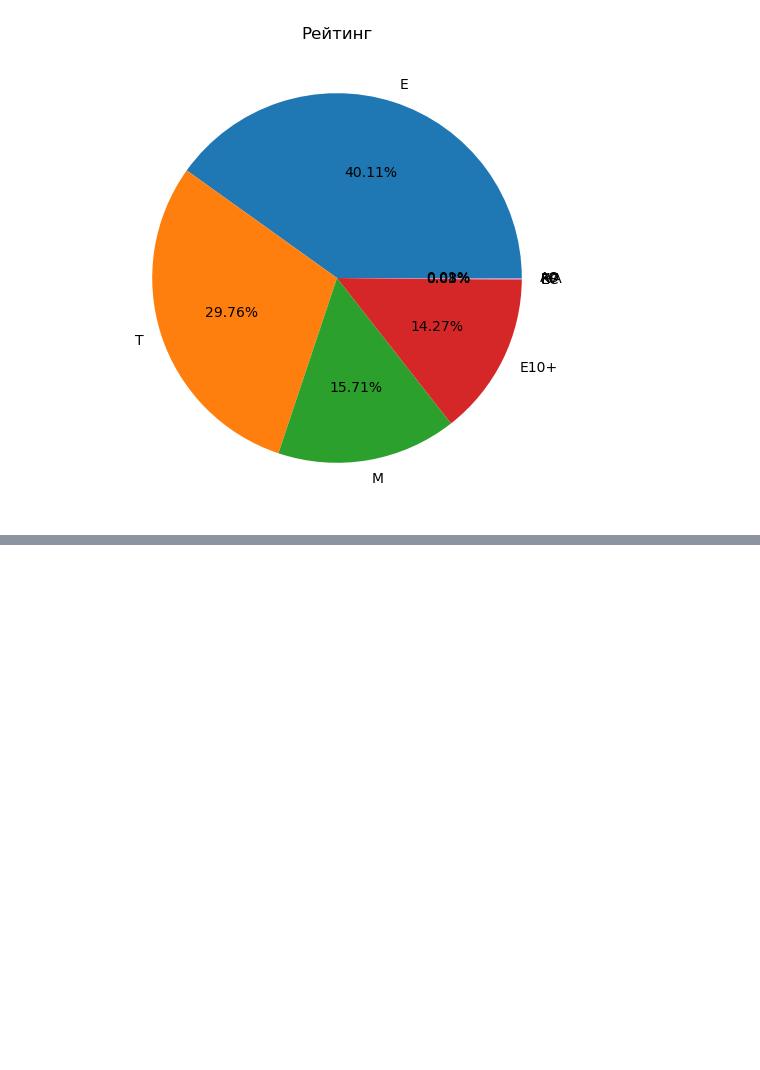
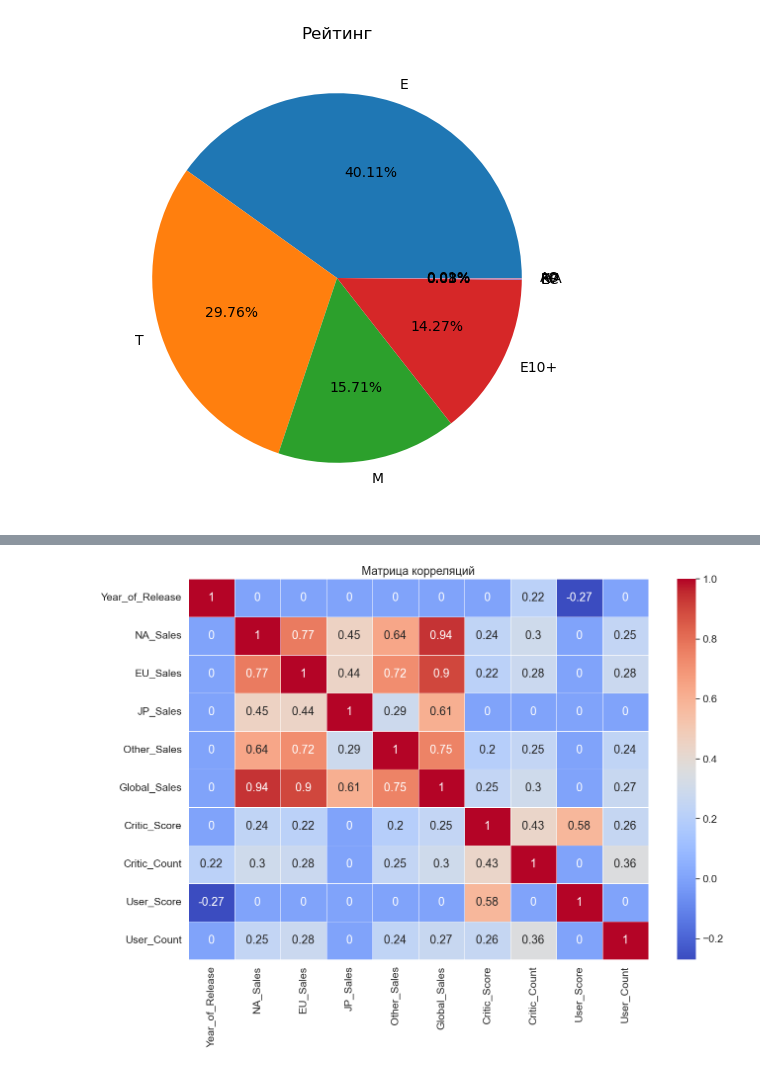
Before and after one commit to dnlygvtv/Python_for_Data_Science_HWs, a Jupyter notebook: HW/HW_3.ipynb, the cells around one changed output, grey strips where cells are left out. Drawn from its saved outputs; the diff is of its cells as text; code cells hidden in the pictures; blank space fills up the shorter version.

```diff
--- a/HW/HW_3.ipynb
+++ b/HW/HW_3.ipynb
@@ -195,0 +200,5 @@ plt.pie(rating_counts_df.values
+# %%
+corr_matrix = df.corr()
+corr_matrix = np.round(corr_matrix, 2)
+corr_matrix[np.abs(corr_matrix) < 0.2] = 0
+corr_matrix
@@ -195,0 +217,11 @@ plt.pie(rating_counts_df.values
+# %%
+plt.figure(figsize=(15, 10))
+
+sns.set(font_scale=1.4)
+
+sns.heatmap(corr_matrix, annot=True, linewidths=.5, cmap='coolwarm')
+
+plt.title('Матрица корреляций')
+plt.show()
+# %% [output]
+[figure, added]
```
Also changed, not shown: parts of 8 cells of this notebook.
